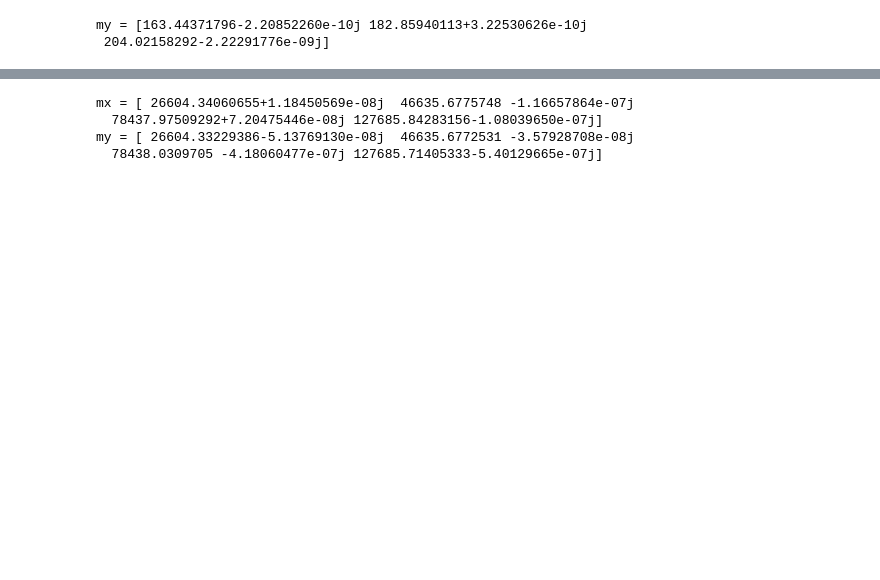
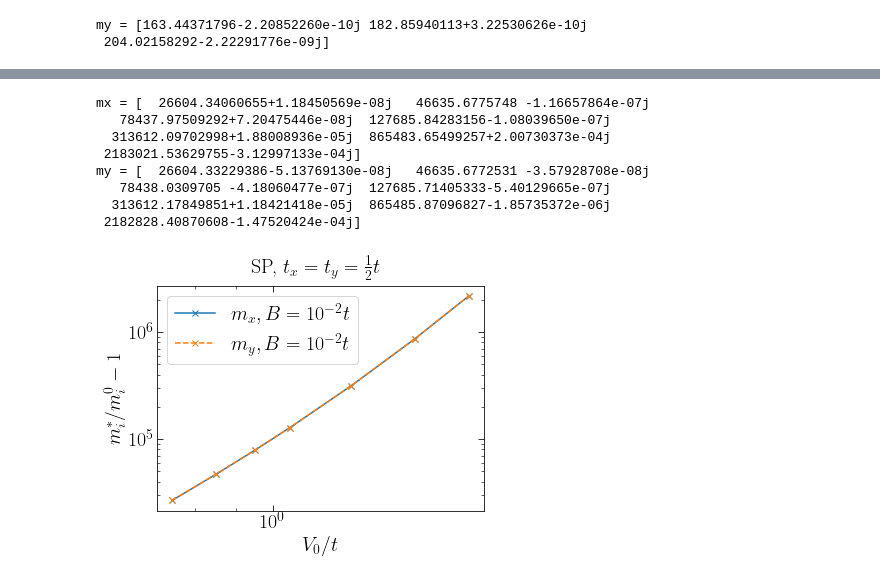
Before and after one commit to Progklui/rotor_lattice_models, a Jupyter notebook: eff_mass.ipynb, the cells around one changed output, grey strips where cells are left out. Saved outputs shown, nothing was run; the diff lists cells and outputs as text; code cells hidden in the pictures; blank space fills up the shorter version.

```diff
--- a/eff_mass.ipynb
+++ b/eff_mass.ipynb
@@ -259,7 +288,7 @@ B = 2.0
 Mx_sp = 32
 My_sp = 32
 
-V_0_range_sp = np.array([150,170,190,210])
+V_0_range_sp = np.array([150,170,190,210,250,300,350])
 
 check_sys = 'tx_100.0_ty_100.0'
 check_sym = '_B_2.0_Mx_32_My_32_qx_0_qy_0'
@@ -278,7 +307,53 @@ my_sp = var_eff_mass(E_vGH_sp_B_2_qy, E_vGH_sp_B_2_q0, ty, My_sp)
 print('mx =', mx_sp)
 print('my =', my_sp)
 # %% [output]
-mx = [ 26604.34060655+1.18450569e-08j  46635.6775748 -1.16657864e-07j
-  78437.97509292+7.20475446e-08j 127685.84283156-1.08039650e-07j]
-my = [ 26604.33229386-5.13769130e-08j  46635.6772531 -3.57928708e-08j
-  78438.0309705 -4.18060477e-07j 127685.71405333-5.40129665e-07j]
+mx = [  26604.34060655+1.18450569e-08j   46635.6775748 -1.16657864e-07j
+   78437.97509292+7.20475446e-08j  127685.84283156-1.08039650e-07j
+  313612.09702998+1.88008936e-05j  865483.65499257+2.00730373e-04j
+ 2183021.53629755-3.12997133e-04j]
+my = [  26604.33229386-5.13769130e-08j   46635.6772531 -3.57928708e-08j
+   78438.0309705 -4.18060477e-07j  127685.71405333-5.40129665e-07j
+  313612.17849851+1.18421418e-05j  865485.87096827-1.85735372e-06j
+ 2182828.40870608-1.47520424e-04j]
+# %%
+A = 6
+plt.rc('figure', figsize=[46.82 * .5**(.5 * A), 33.11 * .5**(.5 * A)])
+plt.rc('text', usetex=True)
+plt.rc('font', family='serif')
+font_size = 20
+
+fig, axs = plt.subplots()
+
+plt.suptitle(r'SP, $t_x=t_y=\frac{1}{2}t$', fontsize=font_size)
+
+axs.plot(V_0_range_sp/t, mx_sp.real-1, color='tab:blue', marker='x', linestyle='solid', label=r'$m_x, B = 10^{-2} t$')
+axs.plot(V_0_range_sp/t, my_sp.real-1, color='tab:orange', marker='x', linestyle='dashed', label=r'$m_y, B = 10^{-2} t$')
+
+plt.xlabel(r'$V_0/t$', fontsize=font_size)
+plt.ylabel(r'$m_i^*/m_i^0-1$', fontsize=font_size)
+
+plt.xticks(V_0_range_sp/t, fontsize=font_size)
+plt.yticks(fontsize=font_size)
+
+axs.set_xscale('log', base=10)
+axs.set_yscale('log', base=10)
+
+#axs.invert_yaxis()
+#axs.set_yticks([1e-1,1e-2,1e-3,1e-4,1e-5],[r'$-10^{-1}$',r'$-10^{-2}$',r'$-10^{-3}$',r'$-10^{-4}$',r'$-10^{-5}$'], fontsize=font_size)
+
+#axs.plot(np.linspace(3.1e-3,5e-3,100), 0.75e-2*np.ones(100), linestyle='solid', color='black')
+#axs.plot(np.linspace(3.1e-3,5e-3,100), 0.27e-1*np.ones(100), linestyle='dashed', color='black')
+
+axs.annotate('vGH', xy=(0.6*1e-2,1e-2), fontsize=font_size)
+axs.annotate('BW pert.', xy=(0.6*1e-2,0.4e-1), fontsize=font_size)
+
+axs.legend(fontsize=font_size, loc=2)
+
+plt.tick_params(axis='x', direction='in', length=6, top=True)
+plt.tick_params(axis='y', direction='in', length=6, right=True)
+plt.tick_params(axis='x', which='minor', direction='in', length=3, top=True, labelsize=font_size)
+plt.tick_params(axis='y', which='minor', direction='in', length=3, right=True, labelsize=font_size)
+
+plt.tick_params(which='minor', axis='y', direction='in', right=True)
+# %% [output]
+[figure, added]
```
Also changed, not shown: parts of 4 cells of this notebook.
